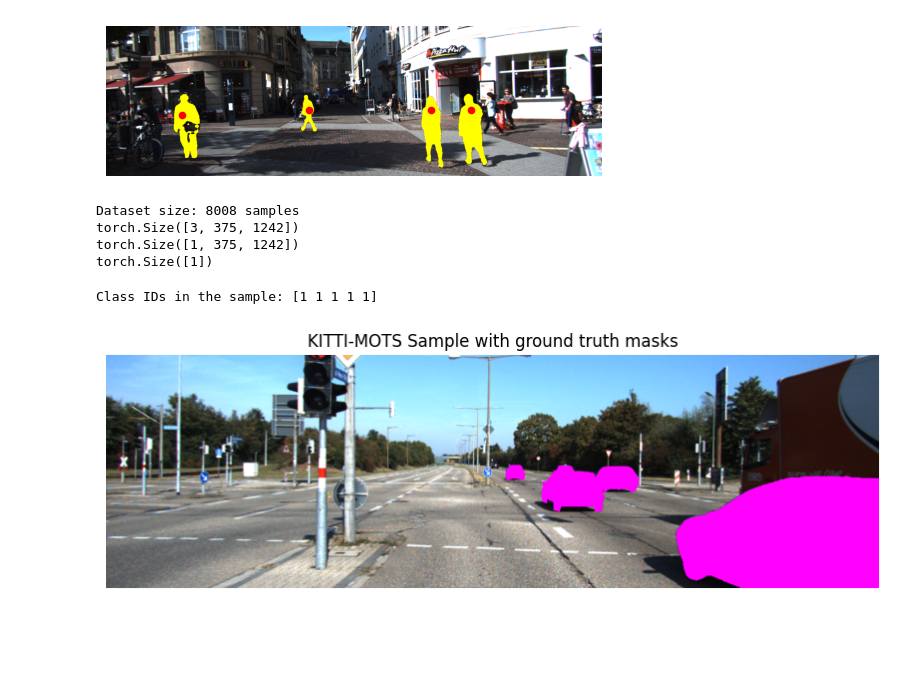
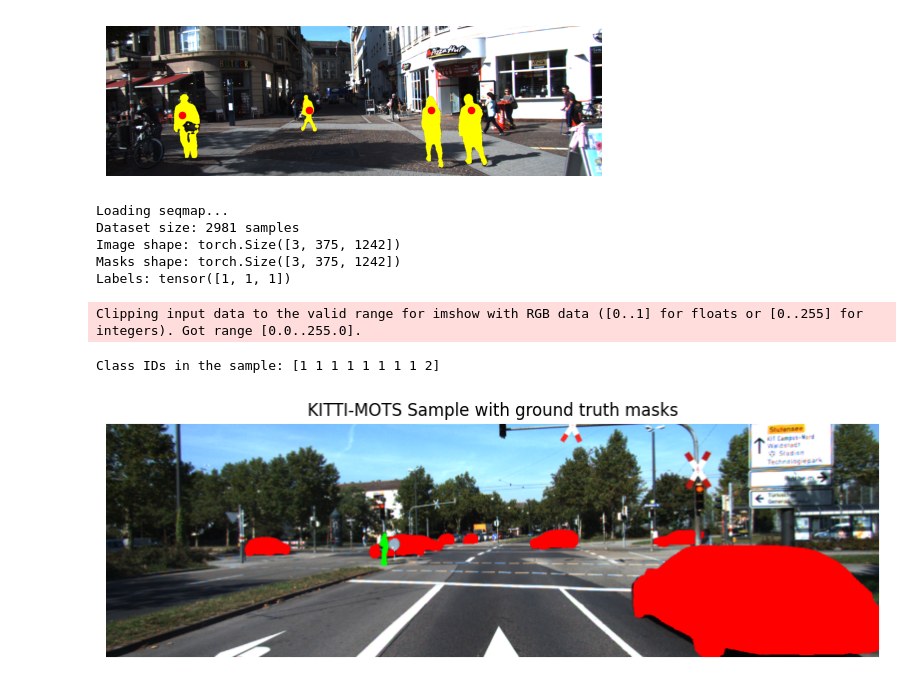
Before and after one commit to adriangt2001/C5-Project, a Jupyter notebook: Week2/notebooks/task_a.ipynb, the cells around one changed output. Drawn from its saved outputs; the diff is of its cells as text; code cells hidden in the pictures; blank space fills up the shorter version.

```diff
--- a/Week2/notebooks/task_a.ipynb
+++ b/Week2/notebooks/task_a.ipynb
@@ -105,64 +109,63 @@ plt.show()
 # %%
 import sys
 sys.path.append("/DATA/home/jgarcia/SpectralSegmentation/C5-Project/Week2/src")
-from utils.kitti_dataset import KittiDataset
+from utils.kitti_dataset_motsio import KittiDataset
 
 dataset = KittiDataset(
-    "/DATA/home/jgarcia/SpectralSegmentation/C5-Project/Week2/data/KITTI-MOTS/training/image_02",
-    "/DATA/home/jgarcia/SpectralSegmentation/C5-Project/Week2/data/KITTI-MOTS/instances_txt"
+    "/DATA/home/jgarcia/SpectralSegmentation/C5-Project/Week2/data/KITTI-MOTS/training",
+    "/DATA/home/jgarcia/SpectralSegmentation/C5-Project/Week2/data/KITTI-MOTS/instances_txt",
+    "/DATA/home/jgarcia/SpectralSegmentation/C5-Project/Week2/src/utils/val.seqmap"
 )
 
 print(f"Dataset size: {len(dataset)} samples")
 
-sample = dataset[0]
+image, target = dataset[0]
 
-print(sample["image"].shape)
-print(sample["masks"].shape)
-print(sample["class_ids"].shape)
+print("Image shape:", image.shape)
+print("Masks shape:", target["masks"].shape)
+print("Labels:", target["labels"])
 # %% [output]
-Dataset size: 8008 samples
-torch.Size([3, 375, 1242])
-torch.Size([1, 375, 1242])
-torch.Size([1])
+Loading seqmap...
+Dataset size: 2981 samples
+Image shape: torch.Size([3, 375, 1242])
+Masks shape: torch.Size([3, 375, 1242])
+Labels: tensor([1, 1, 1])
 # %%
 import numpy as np
 import matplotlib.pyplot as plt
 
-sample = dataset[1662]
+image, target = dataset[102]
 
-image = sample["image"].permute(1,2,0).numpy().astype(np.uint8)
-masks = sample["masks"].numpy()
-class_ids = sample["class_ids"].numpy().astype(int)
+image = image.permute(1,2,0).numpy()
+masks = target["masks"].numpy()
+class_ids = target["labels"].numpy()
 
 result = image.copy()
 
-colors = [
-    [255,0,0],   # red
-    [0,255,0],   # green
-    [0,0,255],   # blue
-    [255,255,0], # yellow
-    [255,0,255]  # magenta
-]
+colors = {
+    1: [255,0,0],   # car → red
+    2: [0,255,0],   # pedestrian → green
+}
 
-for i, mask in enumerate(masks):
+for mask, cls in zip(masks, class_ids):
 
     mask = mask.astype(bool)
 
-    color = colors[4]
+    color = colors.get(cls, [255,255,255])
 
-    # apply color only where mask is True
     result[mask] = color
 
 print(f"Class IDs in the sample: {class_ids}")
 
 plt.figure(figsize=(10,5))
 plt.title("KITTI-MOTS Sample with ground truth masks")
 plt.imshow(result)
 plt.axis("off")
 plt.show()
 # %% [output]
-Class IDs in the sample: [1 1 1 1 1]
+Clipping input data to the valid range for imshow with RGB data ([0..1] for floats or [0..255] for integers). Got range [0.0..255.0].
+Class IDs in the sample: [1 1 1 1 1 1 1 1 2]
-[figure, old version]
+[figure, new version]
 # %%
 from tqdm import tqdm
 import matplotlib.pyplot as plt
```
Also changed, not shown: parts of 8 cells of this notebook, 6 other files.
